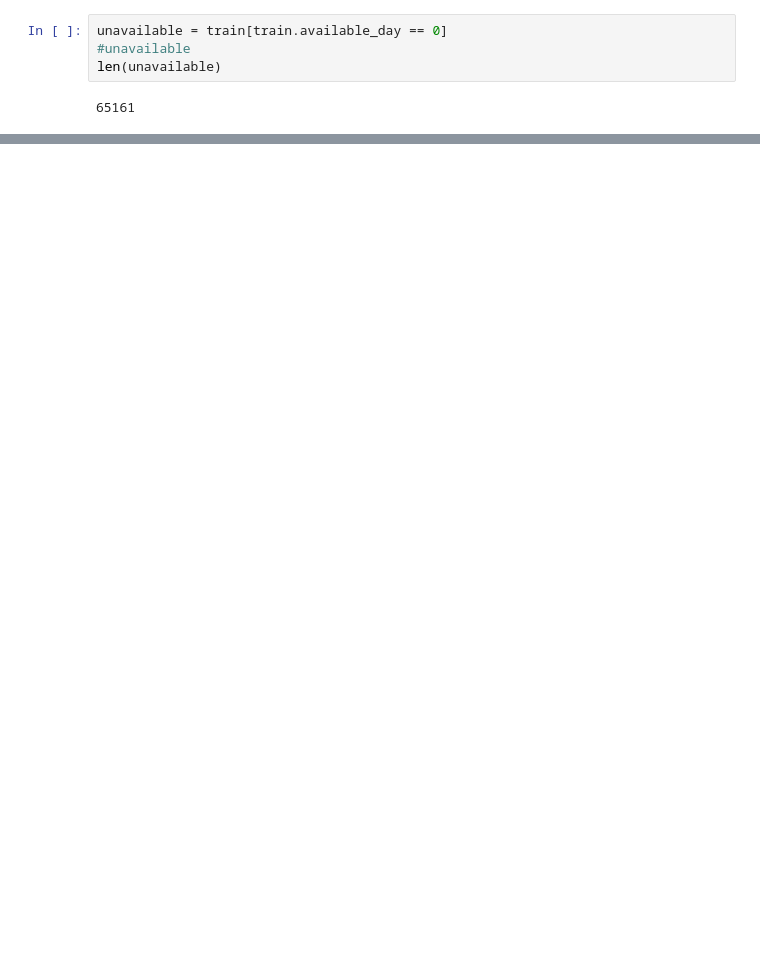
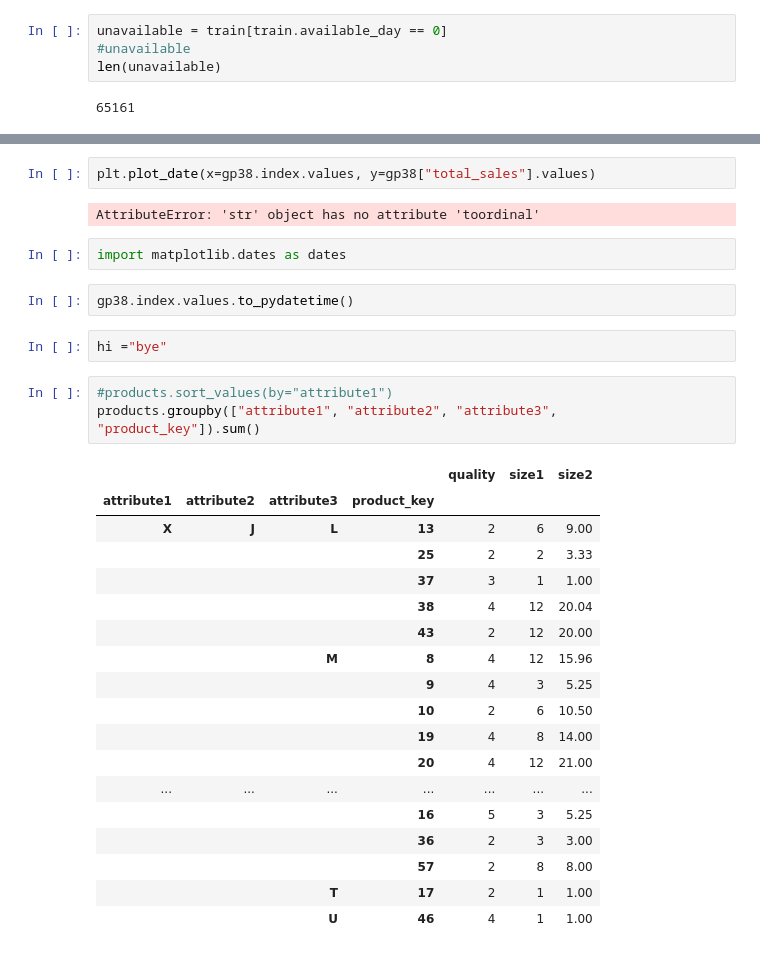
Before and after one commit to cdepeuter/cdsshackathon2016, a Jupyter notebook: roam.ipynb, the cells around one changed output, grey strips where cells are left out. Drawn from its saved outputs; the diff is of its cells as text; blank space fills up the shorter version.

```diff
--- a/roam.ipynb
+++ b/roam.ipynb
@@ -75,0 +254,32 @@ len(unavailable)
+# %%
+plt.plot_date(x=gp38.index.values, y=gp38["total_sales"].values)
+# %% [output]
+AttributeError: 'str' object has no attribute 'toordinal'
+# %%
+import matplotlib.dates as dates
+# %%
+gp38.index.values.to_pydatetime()
+# %%
+hi ="bye"
+# %%
+#products.sort_values(by="attribute1")
+products.groupby(["attribute1", "attribute2", "attribute3", "product_key"]).sum()
+# %% [output]
+|  |  |  |  | quality | size1 | size2 |
+| attribute1 | attribute2 | attribute3 | product_key |  |  |  |
+| X | J | L | 13 | 2 | 6 | 9.00 |
+|  |  |  | 25 | 2 | 2 | 3.33 |
+|  |  |  | 37 | 3 | 1 | 1.00 |
+|  |  |  | 38 | 4 | 12 | 20.04 |
+|  |  |  | 43 | 2 | 12 | 20.00 |
+|  |  | M | 8 | 4 | 12 | 15.96 |
+|  |  |  | 9 | 4 | 3 | 5.25 |
+|  |  |  | 10 | 2 | 6 | 10.50 |
+|  |  |  | 19 | 4 | 8 | 14.00 |
+|  |  |  | 20 | 4 | 12 | 21.00 |
+| ... | ... | ... | ... | ... | ... | ... |
+|  |  |  | 16 | 5 | 3 | 5.25 |
+|  |  |  | 36 | 2 | 3 | 3.00 |
+|  |  |  | 57 | 2 | 8 | 8.00 |
+|  |  | T | 17 | 2 | 1 | 1.00 |
+|  |  | U | 46 | 4 | 1 | 1.00 |
```
Also changed, not shown: parts of 13 cells of this notebook, 2 other files.
